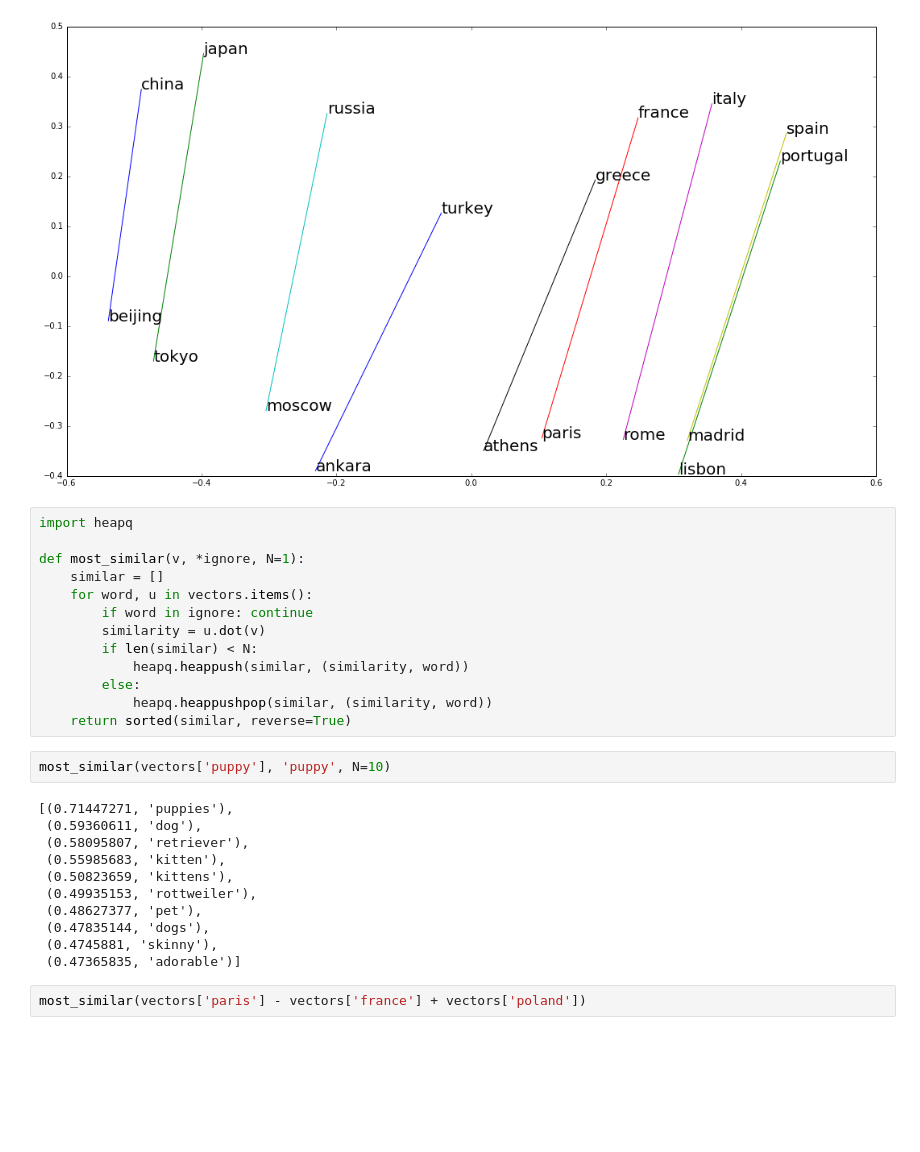
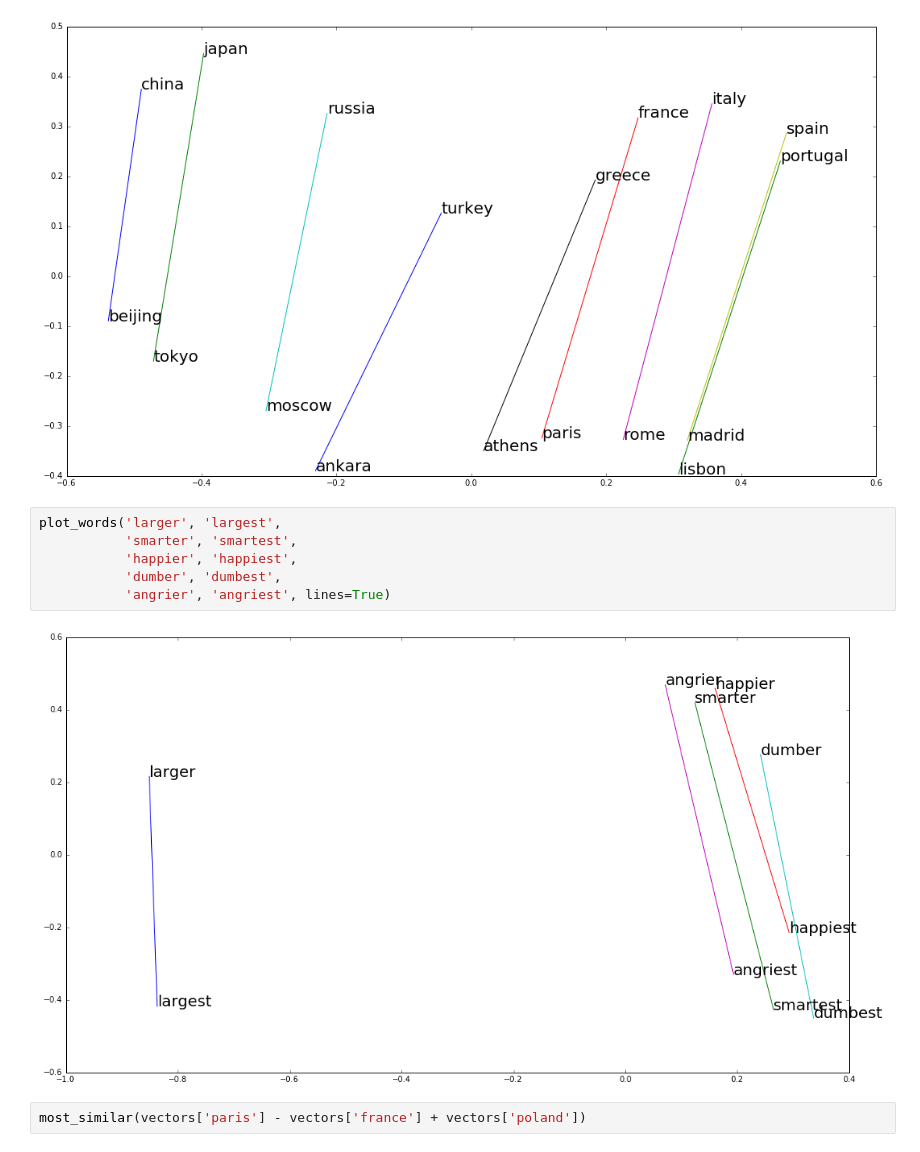
Before and after one commit to hrldcpr/word-embeddings, a Jupyter notebook: analogies.ipynb, the cells around one changed output. Drawn from its saved outputs; the diff is of its cells as text; blank space fills up the shorter version.

```diff
--- a/analogies.ipynb
+++ b/analogies.ipynb
@@ -64,32 +90,14 @@ plot_words('china', 'beijing',
            'portugal', 'lisbon', lines=True)
 # %% [output]
 [figure]
-# %%
-import heapq
-
-def most_similar(v, *ignore, N=1):
-    similar = []
-    for word, u in vectors.items():
-        if word in ignore: continue
-        similarity = u.dot(v)
-        if len(similar) < N:
-            heapq.heappush(similar, (similarity, word))
-        else:
-            heapq.heappushpop(similar, (similarity, word))
-    return sorted(similar, reverse=True)
-# %%
-most_similar(vectors['puppy'], 'puppy', N=10)
-# %% [output]
-[(0.71447271, 'puppies'),
- (0.59360611, 'dog'),
- (0.58095807, 'retriever'),
- (0.55985683, 'kitten'),
- (0.50823659, 'kittens'),
- (0.49935153, 'rottweiler'),
- (0.48627377, 'pet'),
- (0.47835144, 'dogs'),
- (0.4745881, 'skinny'),
- (0.47365835, 'adorable')]
+# %%
+plot_words('larger', 'largest',
+           'smarter', 'smartest',
+           'happier', 'happiest',
+           'dumber', 'dumbest',
+           'angrier', 'angriest', lines=True)
+# %% [output]
+[figure, added]
 # %%
 most_similar(vectors['paris'] - vectors['france'] + vectors['poland'])
 # %% [output]
```
Also changed, not shown: parts of 5 cells of this notebook.
